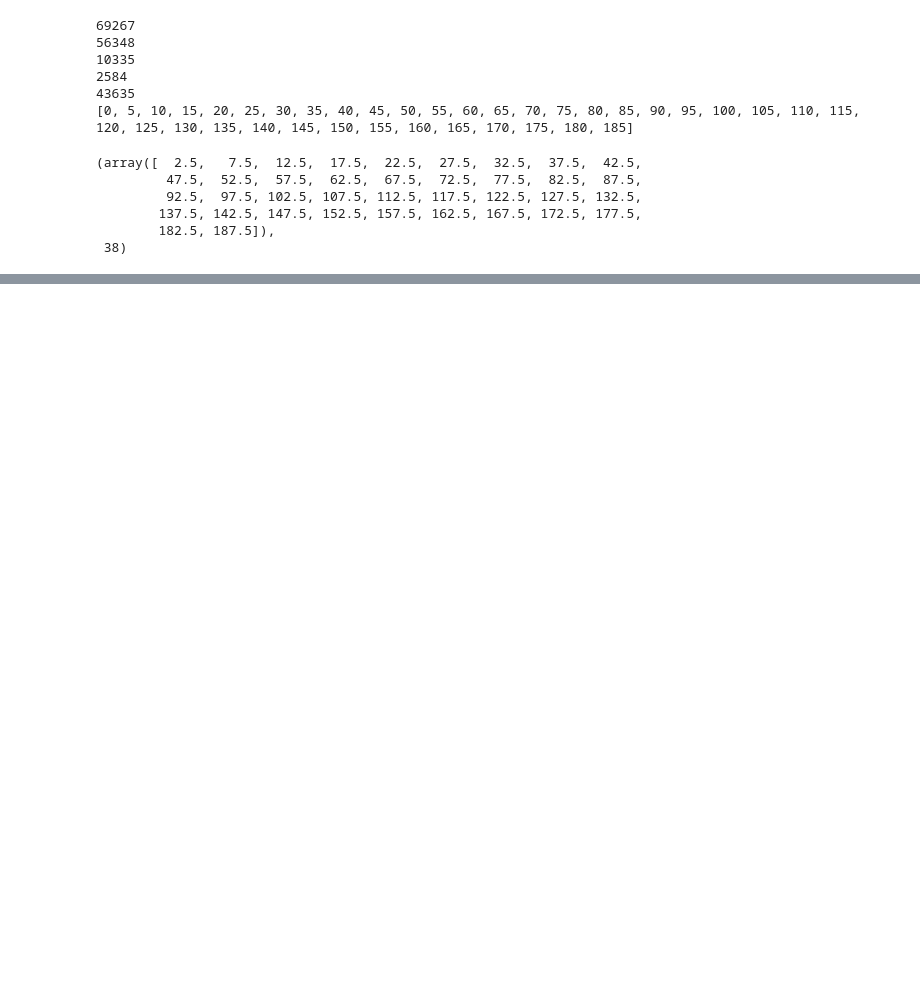
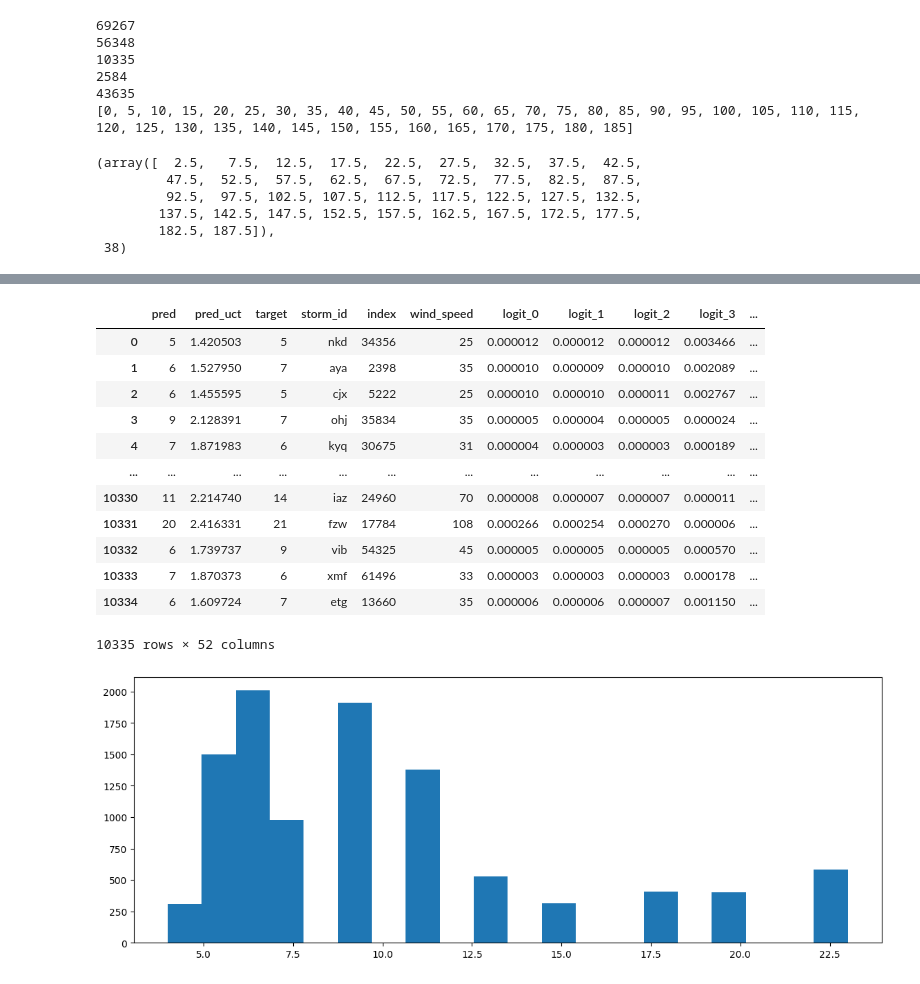
Before and after one commit to nilsleh/tropical_cyclone_uq, a Jupyter notebook: src/class_results_analysis.ipynb, the cells around one changed output, grey strips where cells are left out. Cells and saved outputs as stored; diff of their text form; code cells hidden in the pictures; blank space fills up the shorter version.

```diff
--- a/src/class_results_analysis.ipynb
+++ b/src/class_results_analysis.ipynb
@@ -324,3 +404,27 @@ all_test_pred_df
+# %%
+with pd.option_context("display.max_colwidth", None):
+    df = all_test_pred_df[(all_test_pred_df["uqmethod"] == "DKLClassification") & (all_test_pred_df["split"] == "preds_val")]
+    display(
+        df
+    )
+    fig, ax = plt.subplots(1)
+    ax.hist(df["pred"], bins=20, label="target")
+    plt.show()
+# %% [output]
+|  | pred | pred_uct | target | storm_id | index | wind_speed | logit_0 | logit_1 | logit_2 | logit_3 | ... |
+| 0 | 5 | 1.420503 | 5 | nkd | 34356 | 25 | 0.000012 | 0.000012 | 0.000012 | 0.003466 | ... |
+| 1 | 6 | 1.527950 | 7 | aya | 2398 | 35 | 0.000010 | 0.000009 | 0.000010 | 0.002089 | ... |
+| 2 | 6 | 1.455595 | 5 | cjx | 5222 | 25 | 0.000010 | 0.000010 | 0.000011 | 0.002767 | ... |
+| 3 | 9 | 2.128391 | 7 | ohj | 35834 | 35 | 0.000005 | 0.000004 | 0.000005 | 0.000024 | ... |
+| 4 | 7 | 1.871983 | 6 | kyq | 30675 | 31 | 0.000004 | 0.000003 | 0.000003 | 0.000189 | ... |
+| ... | ... | ... | ... | ... | ... | ... | ... | ... | ... | ... | ... |
+| 10330 | 11 | 2.214740 | 14 | iaz | 24960 | 70 | 0.000008 | 0.000007 | 0.000007 | 0.000011 | ... |
+| 10331 | 20 | 2.416331 | 21 | fzw | 17784 | 108 | 0.000266 | 0.000254 | 0.000270 | 0.000006 | ... |
+| 10332 | 6 | 1.739737 | 9 | vib | 54325 | 45 | 0.000005 | 0.000005 | 0.000005 | 0.000570 | ... |
+| 10333 | 7 | 1.870373 | 6 | xmf | 61496 | 33 | 0.000003 | 0.000003 | 0.000003 | 0.000178 | ... |
+| 10334 | 6 | 1.609724 | 7 | etg | 13660 | 35 | 0.000006 | 0.000006 | 0.000007 | 0.001150 | ... |
+10335 rows × 52 columns
+[figure, added]
 # %%
 def compute_metrics(df, pred_col: str):
     df["mse"] = (df[pred_col] - df["wind_speed"]) ** 2
```
Also changed, not shown: parts of 8 cells of this notebook, 2 other files.
